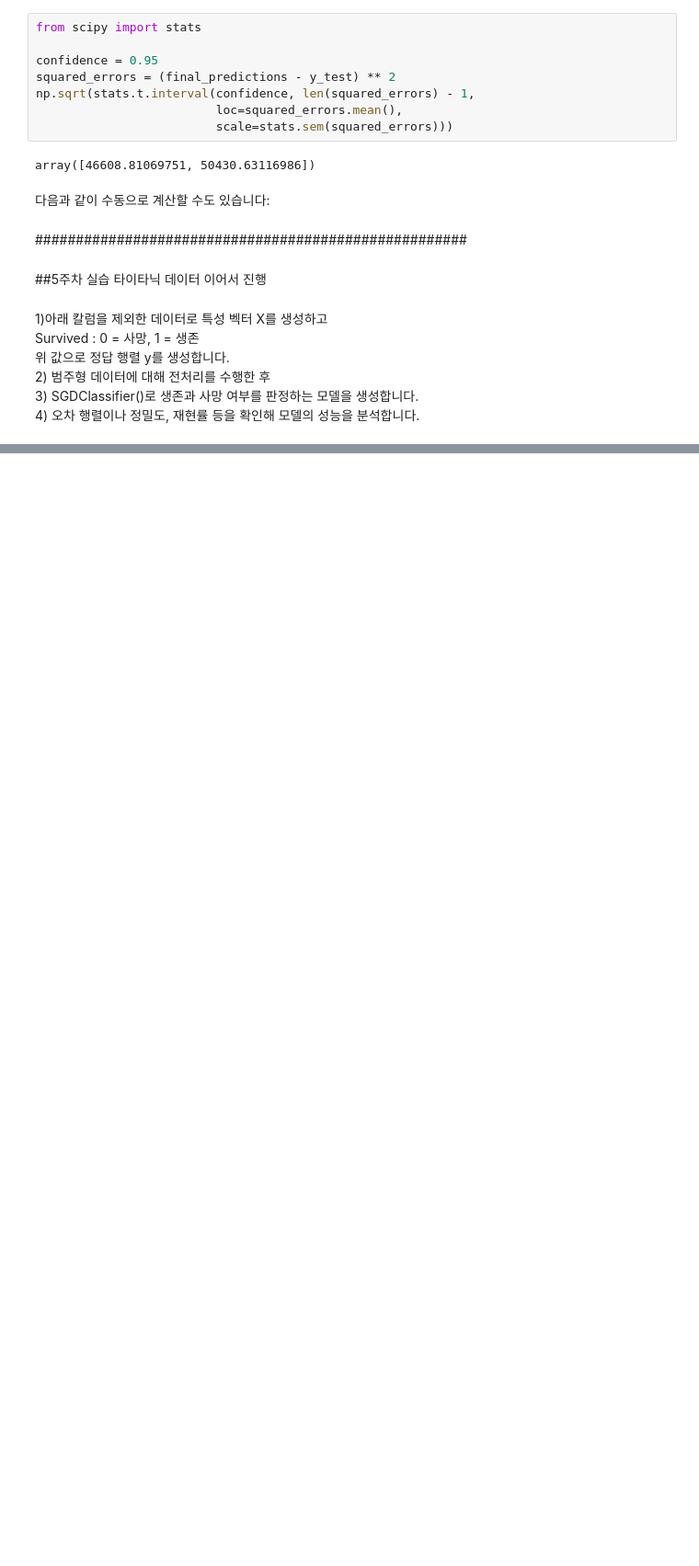
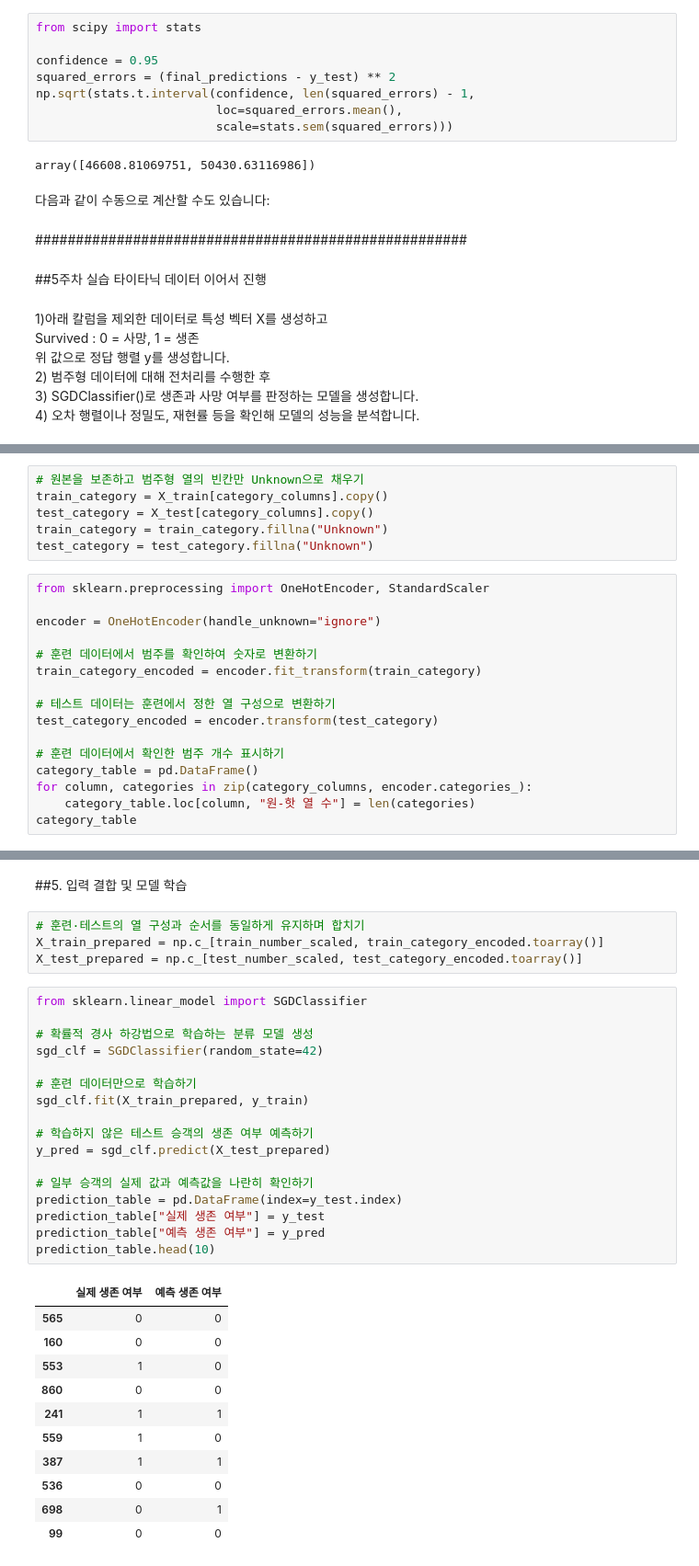
Before and after one commit to ssukk99/handson-ml2, a Jupyter notebook: 02_end_to_end_machine_learning_project.ipynb, the cells around one changed output, grey strips where cells are left out. Shown at 92% size. Saved outputs shown, nothing was run; the diff lists cells and outputs as text; blank space fills up the shorter version.

```diff
--- a/02_end_to_end_machine_learning_project.ipynb
+++ b/02_end_to_end_machine_learning_project.ipynb
@@ -1701,0 +1792,22 @@ Survived : 0 = 사망, 1 = 생존
+# %%
+# 원본을 보존하고 범주형 열의 빈칸만 Unknown으로 채우기
+train_category = X_train[category_columns].copy()
+test_category = X_test[category_columns].copy()
+train_category = train_category.fillna("Unknown")
+test_category = test_category.fillna("Unknown")
+# %%
+from sklearn.preprocessing import OneHotEncoder, StandardScaler
+
+encoder = OneHotEncoder(handle_unknown="ignore")
+
+# 훈련 데이터에서 범주를 확인하여 숫자로 변환하기
+train_category_encoded = encoder.fit_transform(train_category)
+
+# 테스트 데이터는 훈련에서 정한 열 구성으로 변환하기
+test_category_encoded = encoder.transform(test_category)
+
+# 훈련 데이터에서 확인한 범주 개수 표시하기
+category_table = pd.DataFrame()
+for column, categories in zip(category_columns, encoder.categories_):
+    category_table.loc[column, "원-핫 열 수"] = len(categories)
+category_table
@@ -1701,0 +1822,35 @@ Survived : 0 = 사망, 1 = 생존
+# %% [markdown]
+##5. 입력 결합 및 모델 학습
+# %%
+# 훈련·테스트의 열 구성과 순서를 동일하게 유지하며 합치기
+X_train_prepared = np.c_[train_number_scaled, train_category_encoded.toarray()]
+X_test_prepared = np.c_[test_number_scaled, test_category_encoded.toarray()]
+# %%
+from sklearn.linear_model import SGDClassifier
+
+# 확률적 경사 하강법으로 학습하는 분류 모델 생성
+sgd_clf = SGDClassifier(random_state=42)
+
+# 훈련 데이터만으로 학습하기
+sgd_clf.fit(X_train_prepared, y_train)
+
+# 학습하지 않은 테스트 승객의 생존 여부 예측하기
+y_pred = sgd_clf.predict(X_test_prepared)
+
+# 일부 승객의 실제 값과 예측값을 나란히 확인하기
+prediction_table = pd.DataFrame(index=y_test.index)
+prediction_table["실제 생존 여부"] = y_test
+prediction_table["예측 생존 여부"] = y_pred
+prediction_table.head(10)
+# %% [output]
+|  | 실제 생존 여부 | 예측 생존 여부 |
+| 565 | 0 | 0 |
+| 160 | 0 | 0 |
+| 553 | 1 | 0 |
+| 860 | 0 | 0 |
+| 241 | 1 | 1 |
+| 559 | 1 | 0 |
+| 387 | 1 | 1 |
+| 536 | 0 | 0 |
+| 698 | 0 | 1 |
+| 99 | 0 | 0 |
```
Also changed, not shown: parts of 18 cells of this notebook.
